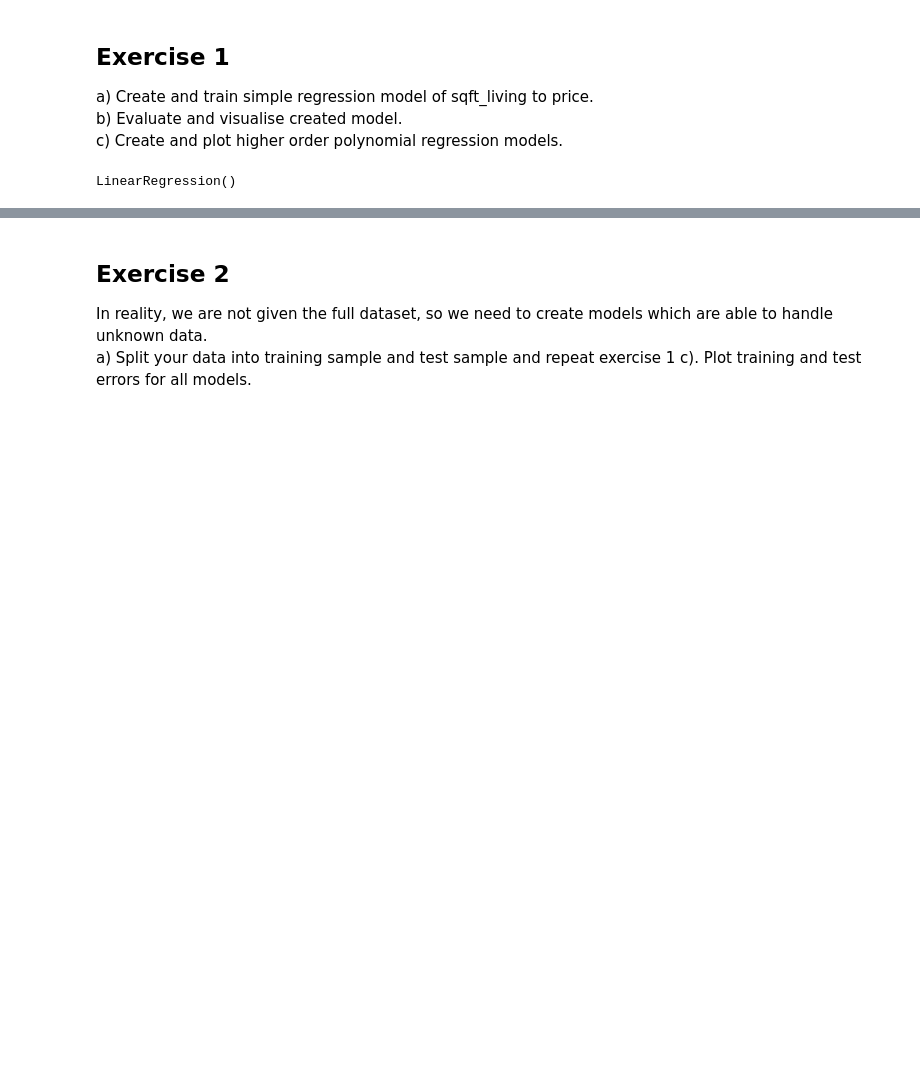
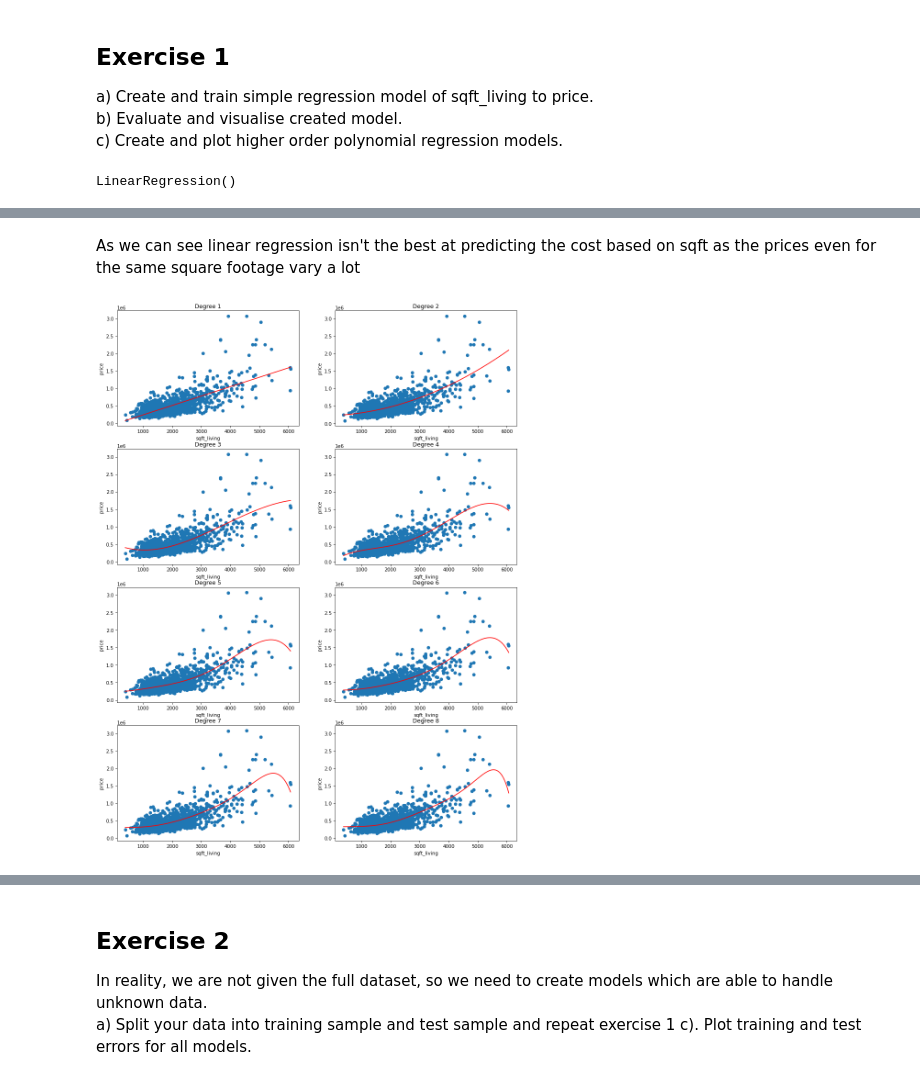
Before and after one commit to BloodyShrimp/Data_Analysis_2022-23, a Jupyter notebook: Assignment_2/Assignment_2_Szymon_Werk.ipynb, the cells around one changed output, grey strips where cells are left out. Saved outputs shown, nothing was run; the diff lists cells and outputs as text; code cells hidden in the pictures; blank space fills up the shorter version.

```diff
--- a/Assignment_2/Assignment_2_Szymon_Werk.ipynb
+++ b/Assignment_2/Assignment_2_Szymon_Werk.ipynb
@@ -51,9 +54,0 @@ Mean squared error equals: 57951892246.07726
-# %%
-#c)
-
-for order in range(1,9):
-
-    poly = PolynomialFeatures(order, include_bias = False)
-    X_order = poly.fit_transform(X)
-
-    #Your code:
@@ -65,0 +55,35 @@ for order in range(1,9):
+# %% [markdown]
+As we can see linear regression isn't the best at predicting the cost based on sqft as the prices even for the same square footage vary a lot
+# %%
+#c)
+
+figure = plt.figure(dpi=75)
+figure.set_figwidth(15)
+figure.set_figheight(20)
+
+error = []
+
+for order in range(1,9):
+
+    poly = PolynomialFeatures(order, include_bias = False)
+    X_order = poly.fit_transform(x)
+
+
+    #Your code:
+
+    model.fit(X_order,y)
+
+    x_graph = np.linspace(x.min(),x.max(),1000).reshape(-1,1)
+
+    y_pred = model.predict(poly.fit_transform(x_graph))
+
+
+    ax = figure.add_subplot(4,2,order)
+    ax.scatter(x,y)
+    ax.plot(x_graph,y_pred,'r')
+    ax.set(xlabel="sqft_living", ylabel="price", title=f'Degree {order}')
+
+    y_error = model.predict(X_order)
+    error.append(mean_squared_error(y, y_error))
+# %% [output]
+[figure, added]
```
Also changed, not shown: parts of 13 cells of this notebook, 2 other files.
